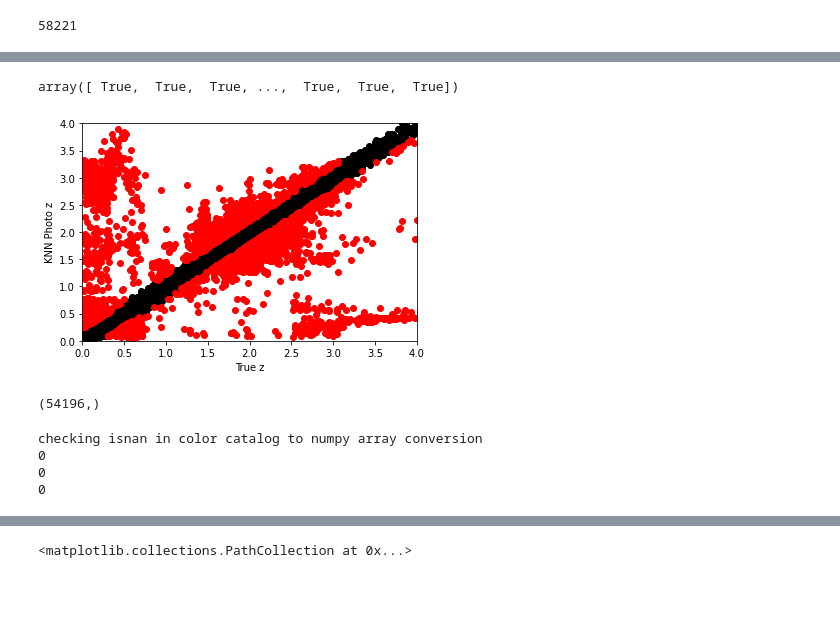
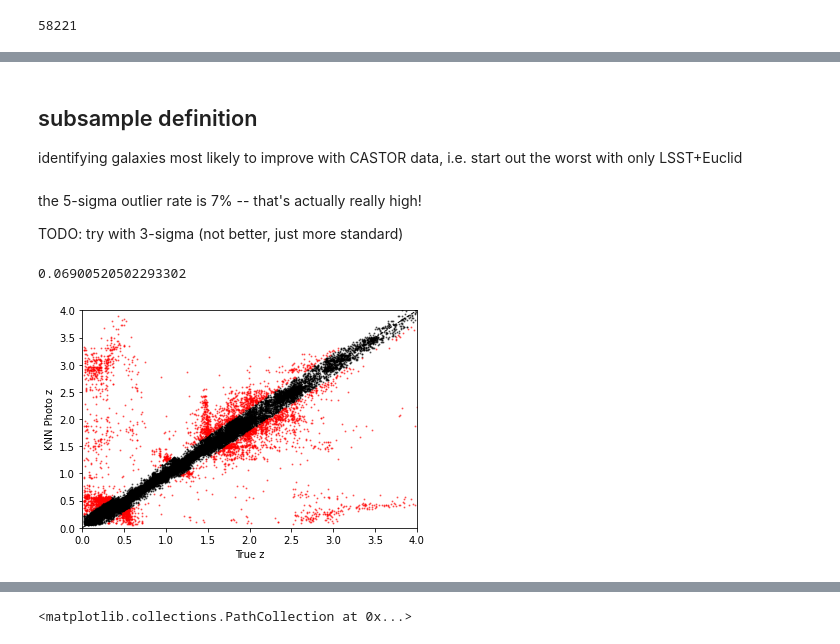
Before and after one commit to aimalz/CASTORpz, a Jupyter notebook: Photo-z_exploration.ipynb, the cells around one changed output, grey strips where cells are left out. Drawn from its saved outputs; the diff is of its cells as text; code cells hidden in the pictures; blank space fills up the shorter version.

```diff
--- a/Photo-z_exploration.ipynb
+++ b/Photo-z_exploration.ipynb
@@ -6,2 +15,6 @@ from knn_colors import knn_fit, getTrueY
+# %%
+prepend = 'data/'
+# prepend = '' #uncomment this if your data is in the same directory as the notebook
 # %%
-unp = Table.read("unperturbed_mags.fits")
+unp = Table.read(prepend+"unperturbed_mags.fits")
+print(len(unp))
@@ -33,3 +54,4 @@ plt.show()
 # %%
-mock = Table.read("ext_phot.fits")
+mock = Table.read(prepend+"ext_phot.fits")
 mask = unp["Euclid_VIS_MAG"] <= 24.5
+print(len(mock))
@@ -120,35 +265,29 @@ a_b = abs_bias(estz, truez, len(estz))
+# %% [markdown]
+## subsample definition
+
+identifying galaxies most likely to improve with CASTOR data, i.e. start out the worst with only LSST+Euclid
 # %%
 good = np.abs(estz - truez) < 5*sig
 bad = np.abs(estz - truez) > 5*sig
+# %% [markdown]
+the 5-sigma outlier rate is 7% -- that's actually really high!
+
+TODO: try with 3-sigma (not better, just more standard)
 # %%
-good
+print(sum(bad) / (sum(bad)+sum(good)))
 # %% [output]
-array([ True,  True,  True, ...,  True,  True,  True])
+0.06900520502293302
 # %%
-plt.scatter(truez[good], estz[good], color = 'k')
-plt.scatter(truez[bad], estz[bad], color = 'r')
+plt.scatter(truez[good], estz[good], color = 'k', s=1, alpha=0.5)
+plt.scatter(truez[bad], estz[bad], color = 'r', s=1, alpha=0.5)
 
 plt.plot([0,5], [0,5], '--', color='black', linewidth=1)
 plt.ylim(0,4)
 plt.xlim(0,4)
 plt.xlabel("True z")
 plt.ylabel("KNN Photo z")
 plt.show()
 # %% [output]
-[figure, old version]
+[figure, new version]
 # %%
-np.shape(truez[good])
+# np.shape(truez[good])
-# %% [output]
-(54196,)
-# %%
-# LSST + CASTOR
-mag_columns_castor_LSST = ["LSST_g_MAG", "LSST_r_MAG", "LSST_i_MAG", "LSST_z_MAG",
-               "castor_uv_MAG", "castor_u_MAG", "castor_g_MAG"]
-
-estz_LSST_Castor = knn_fit(train_cat=train, test_cat=test, mag_col_names=mag_columns_castor_LSST, y_col_name="photoz")
-truez_LSST_Castor = getTrueY(test_cat=test, mag_col_names=mag_columns_castor_LSST, y_col_name="photoz")
-# %% [output]
-checking isnan in color catalog to numpy array conversion
-0
-0
-0
```
Also changed, not shown: parts of 96 cells of this notebook.
